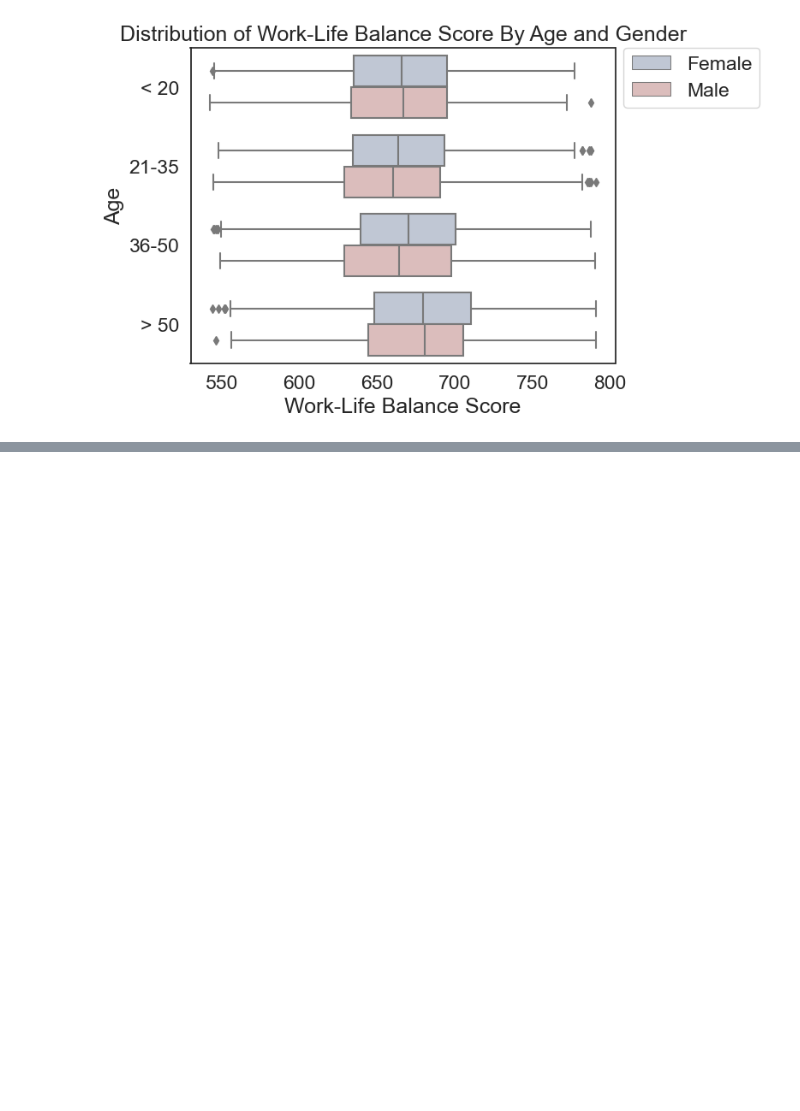
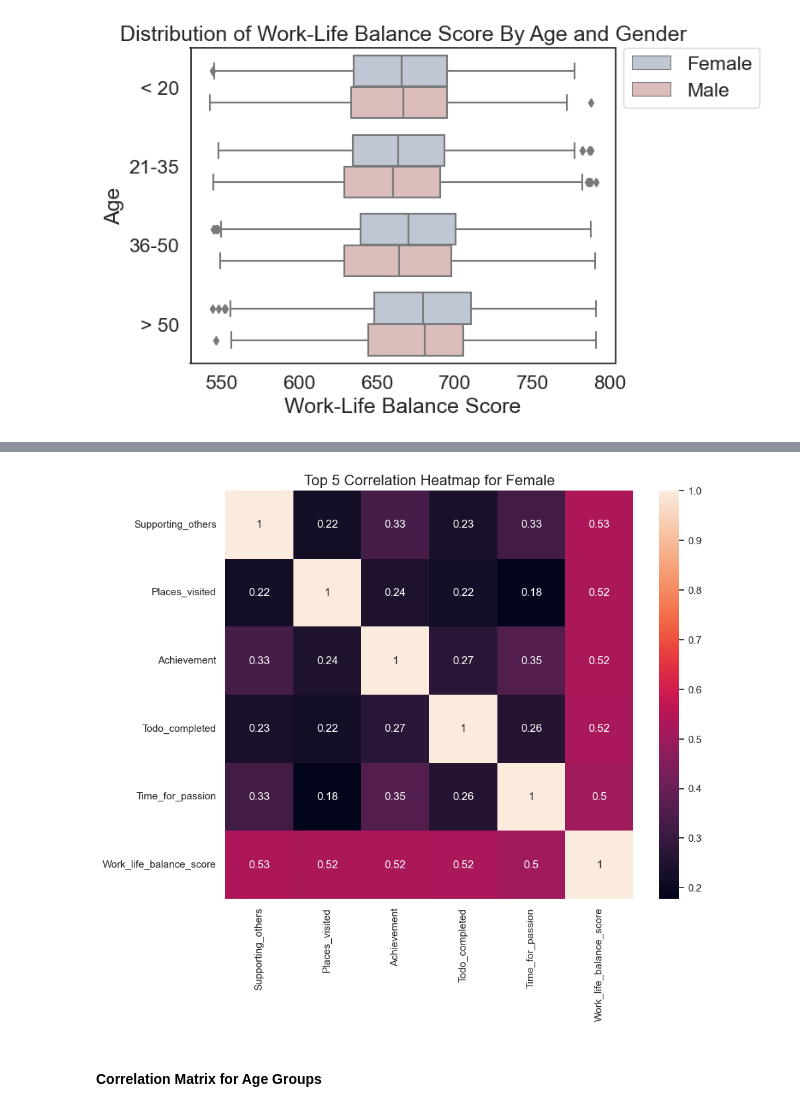
Before and after one commit to ubco-W2022T2-data301/project-group-group06, a Jupyter notebook: analysis/analysis2.ipynb, the cells around one changed output, grey strips where cells are left out. Cells and saved outputs as stored; diff of their text form; code cells hidden in the pictures; blank space fills up the shorter version.

```diff
--- a/analysis/analysis2.ipynb
+++ b/analysis/analysis2.ipynb
@@ -370,0 +472,12 @@ Text(0, 0.5, 'Age')
+# %%
+varF = ['Supporting_others',"Places_visited", "Achievement", 'Todo_completed', 'Time_for_passion', 'Work_life_balance_score']
+corr_subsetF = df.loc[df['Gender'] == 'Female'][varF].corr()
+
+plt.figure(figsize=(10, 8))
+sns.heatmap(corr_subsetF, annot=True, square=True)
+plt.title('Top 5 Correlation Heatmap for Female', fontsize=16)
+plt.show()
+# %% [output]
+[figure, added]
+# %% [markdown]
+#### Correlation Matrix for Age Groups
```
Also changed, not shown: parts of 27 cells of this notebook, 1 other file.
